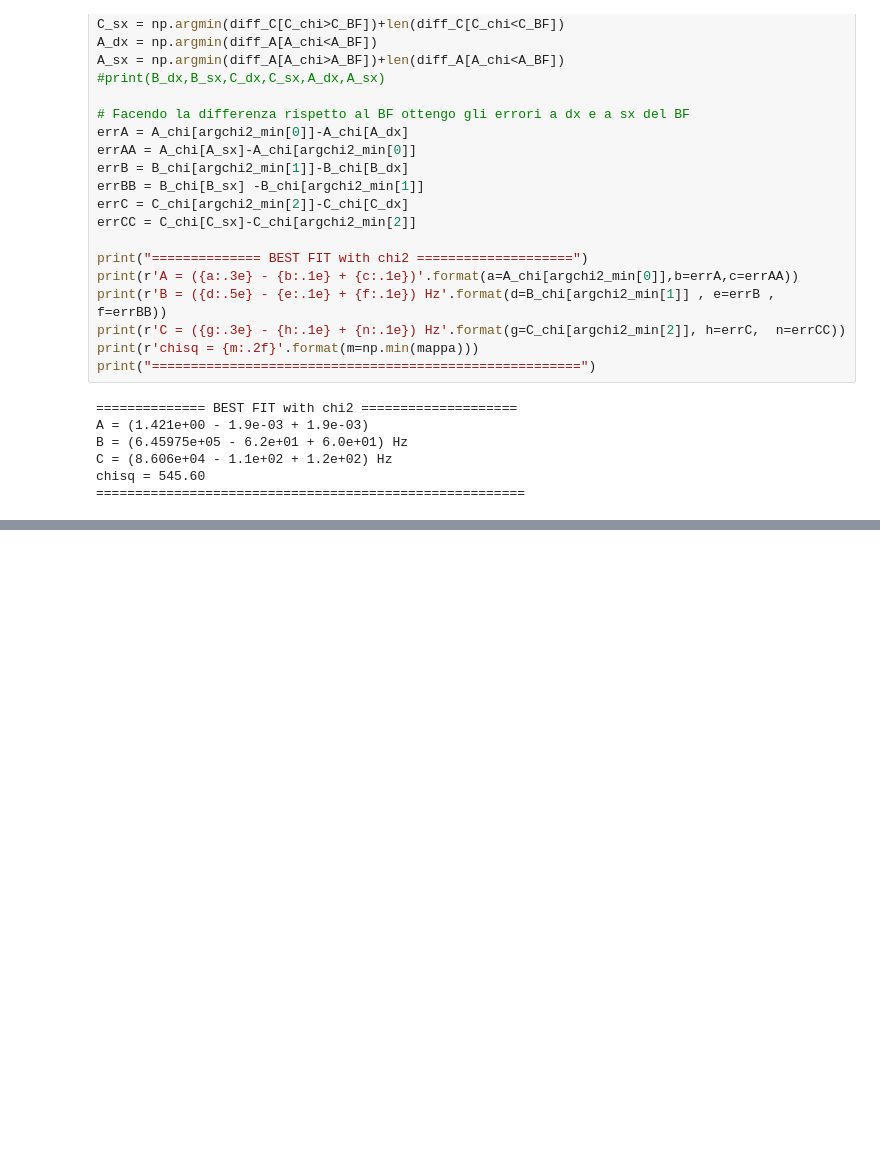
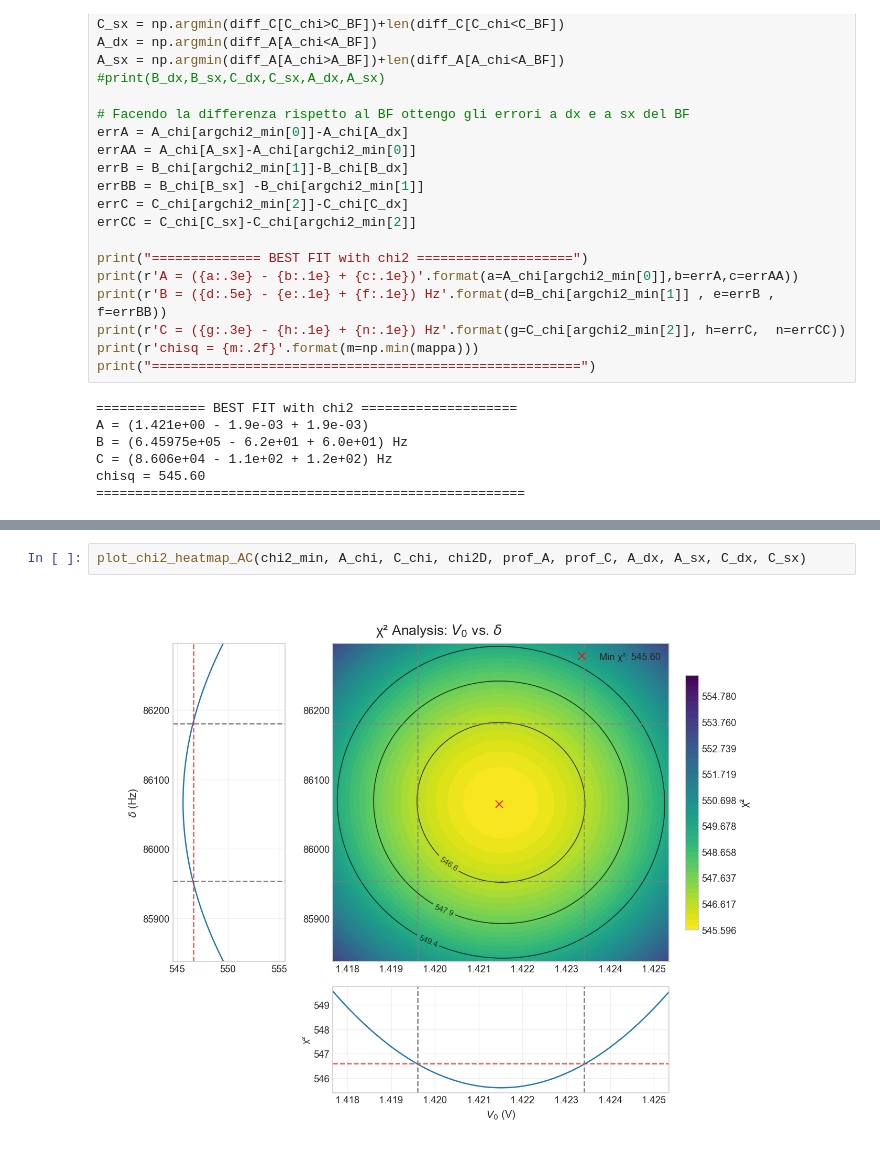
Before and after one commit to bagnolino/labAnalysis, a Jupyter notebook: Notebooks/exploration.ipynb, the cells around one changed output, grey strips where cells are left out. Saved outputs shown, nothing was run; the diff lists cells and outputs as text; blank space fills up the shorter version.

```diff
--- a/Notebooks/exploration.ipynb
+++ b/Notebooks/exploration.ipynb
@@ -590,0 +668,4 @@ plot_chi2_heatmap_AB(chi2_min, A_chi, B_chi, chi2D, prof_A, prof_B, A_dx, A_sx,
+# %%
+plot_chi2_heatmap_AC(chi2_min, A_chi, C_chi, chi2D, prof_A, prof_C, A_dx, A_sx, C_dx, C_sx)
+# %% [output]
+[figure, added]
```
Also changed, not shown: parts of 5 cells of this notebook.
